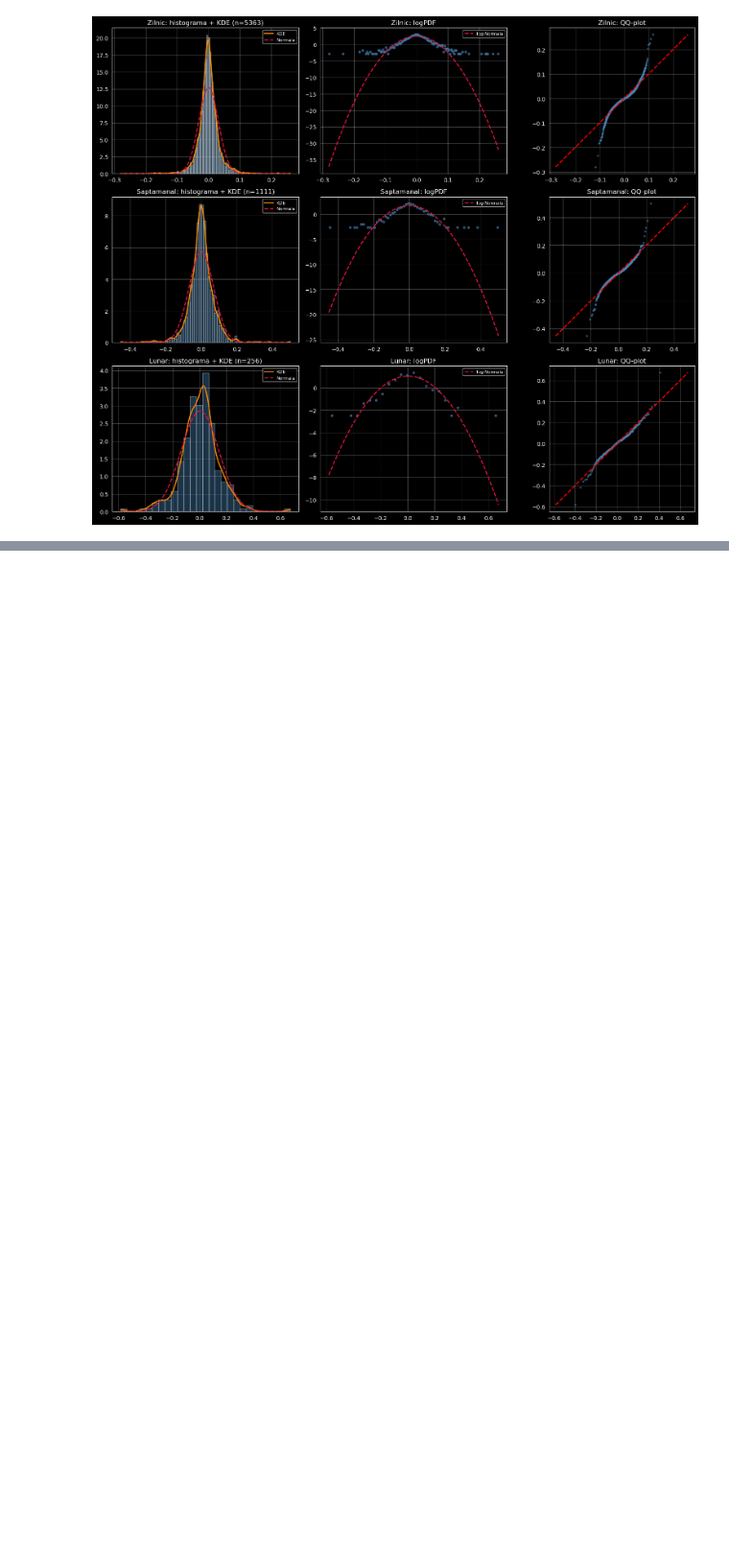
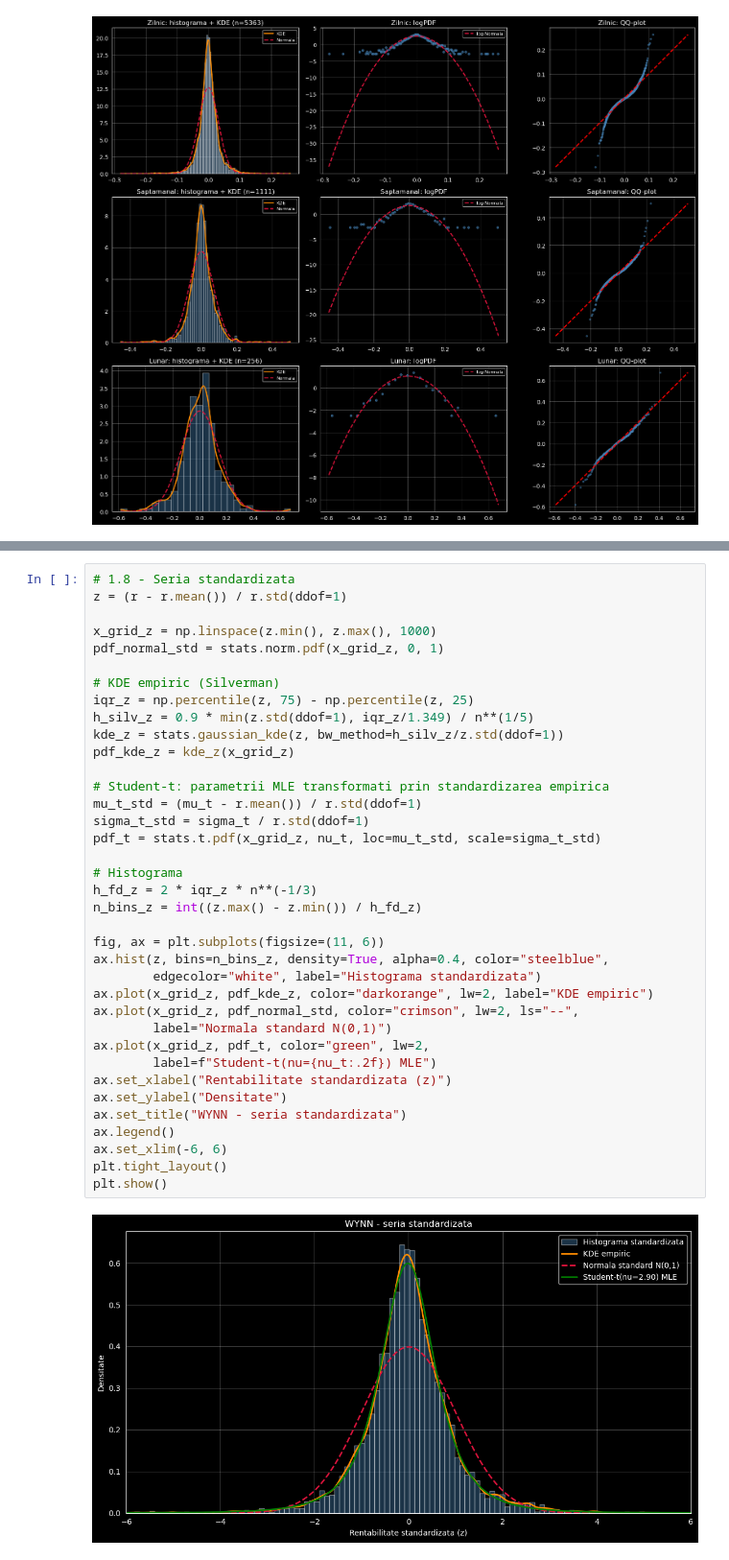
Before and after one commit to DomnulK/ADEA-WYNN, a Jupyter notebook: notebooks/01_part1_distributii_globale.ipynb, the cells around one changed output, grey strips where cells are left out. Shown at 96% size. Drawn from its saved outputs; the diff is of its cells as text; blank space fills up the shorter version.

```diff
--- a/notebooks/01_part1_distributii_globale.ipynb
+++ b/notebooks/01_part1_distributii_globale.ipynb
@@ -512,0 +646,39 @@ Astfel implicatiile in cazul nostru sunt urmatoarele:
+# %%
+# 1.8 - Seria standardizata
+z = (r - r.mean()) / r.std(ddof=1)
+
+x_grid_z = np.linspace(z.min(), z.max(), 1000)
+pdf_normal_std = stats.norm.pdf(x_grid_z, 0, 1)
+
+# KDE empiric (Silverman)
+iqr_z = np.percentile(z, 75) - np.percentile(z, 25)
+h_silv_z = 0.9 * min(z.std(ddof=1), iqr_z/1.349) / n**(1/5)
+kde_z = stats.gaussian_kde(z, bw_method=h_silv_z/z.std(ddof=1))
+pdf_kde_z = kde_z(x_grid_z)
+
+# Student-t: parametrii MLE transformati prin standardizarea empirica
+mu_t_std = (mu_t - r.mean()) / r.std(ddof=1)
+sigma_t_std = sigma_t / r.std(ddof=1)
+pdf_t = stats.t.pdf(x_grid_z, nu_t, loc=mu_t_std, scale=sigma_t_std)
+
+# Histograma
+h_fd_z = 2 * iqr_z * n**(-1/3)
+n_bins_z = int((z.max() - z.min()) / h_fd_z)
+
+fig, ax = plt.subplots(figsize=(11, 6))
+ax.hist(z, bins=n_bins_z, density=True, alpha=0.4, color="steelblue",
+        edgecolor="white", label="Histograma standardizata")
+ax.plot(x_grid_z, pdf_kde_z, color="darkorange", lw=2, label="KDE empiric")
+ax.plot(x_grid_z, pdf_normal_std, color="crimson", lw=2, ls="--",
+        label="Normala standard N(0,1)")
+ax.plot(x_grid_z, pdf_t, color="green", lw=2,
+        label=f"Student-t(nu={nu_t:.2f}) MLE")
+ax.set_xlabel("Rentabilitate standardizata (z)")
+ax.set_ylabel("Densitate")
+ax.set_title("WYNN - seria standardizata")
+ax.legend()
+ax.set_xlim(-6, 6)
+plt.tight_layout()
+plt.show()
+# %% [output]
+[figure, added]
```
Also changed, not shown: parts of 48 cells of this notebook, 8 other files.
